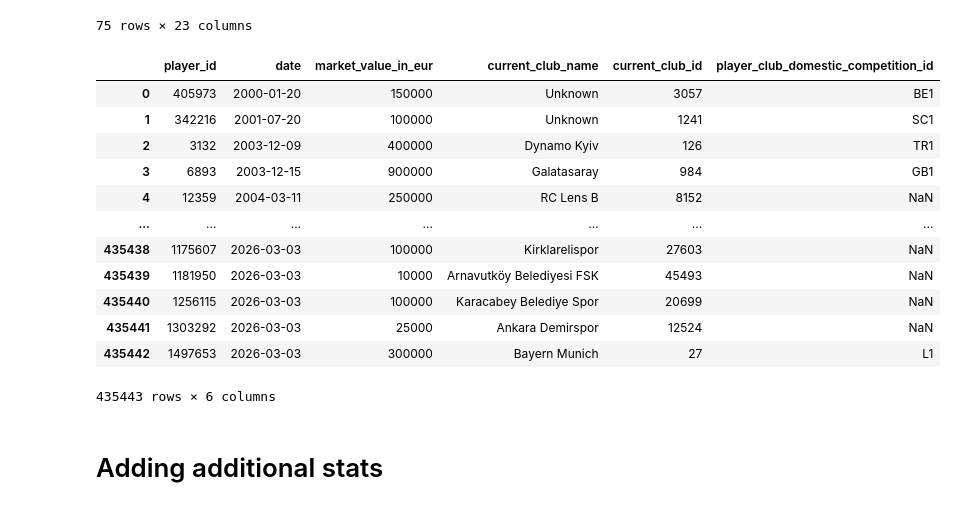
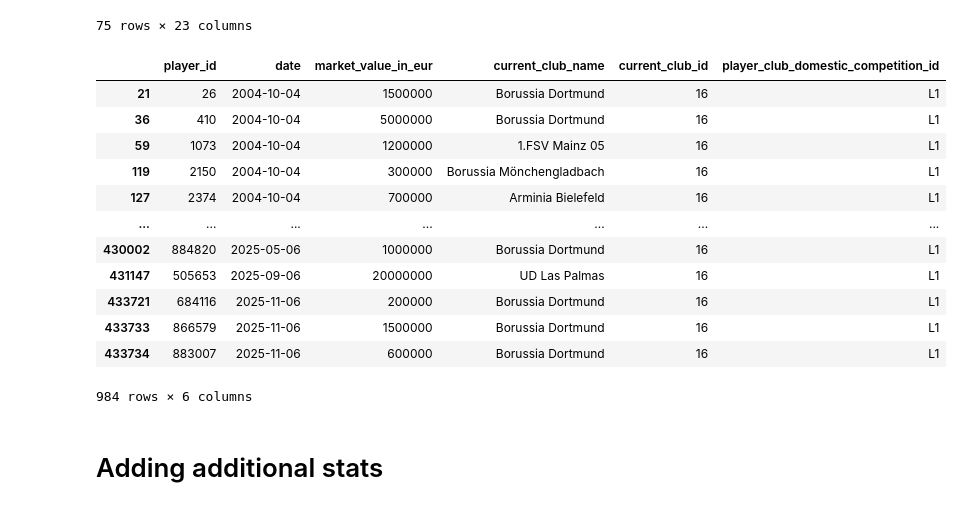
Before and after one commit to Keenan-Penner/Bundesliga_predictor, a Jupyter notebook: project.ipynb, the cells around one changed output. Saved outputs shown, nothing was run; the diff lists cells and outputs as text; code cells hidden in the pictures.

```diff
--- a/project.ipynb
+++ b/project.ipynb
@@ -240,21 +265,23 @@ players[players["current_club_id"] == 16]
 | 33897 | 1193849 | Mathis | Albert | Mathis Albert | 2024 | 16 | mathis-albert | ... |
 75 rows × 23 columns
 # %%
-player_val
+dortmund_vals = player_val[player_val["current_club_id"] == 16]
+
+dortmund_vals
 # %% [output]
 |  | player_id | date | market_value_in_eur | current_club_name | current_club_id | player_club_domestic_competition_id |
-| 0 | 405973 | 2000-01-20 | 150000 | Unknown | 3057 | BE1 |
-| 1 | 342216 | 2001-07-20 | 100000 | Unknown | 1241 | SC1 |
-| 2 | 3132 | 2003-12-09 | 400000 | Dynamo Kyiv | 126 | TR1 |
-| 3 | 6893 | 2003-12-15 | 900000 | Galatasaray | 984 | GB1 |
-| 4 | 12359 | 2004-03-11 | 250000 | RC Lens B | 8152 | NaN |
+| 21 | 26 | 2004-10-04 | 1500000 | Borussia Dortmund | 16 | L1 |
+| 36 | 410 | 2004-10-04 | 5000000 | Borussia Dortmund | 16 | L1 |
+| 59 | 1073 | 2004-10-04 | 1200000 | 1.FSV Mainz 05 | 16 | L1 |
+| 119 | 2150 | 2004-10-04 | 300000 | Borussia Mönchengladbach | 16 | L1 |
+| 127 | 2374 | 2004-10-04 | 700000 | Arminia Bielefeld | 16 | L1 |
 | ... | ... | ... | ... | ... | ... | ... |
-| 435438 | 1175607 | 2026-03-03 | 100000 | Kirklarelispor | 27603 | NaN |
-| 435439 | 1181950 | 2026-03-03 | 10000 | Arnavutköy Belediyesi FSK | 45493 | NaN |
-| 435440 | 1256115 | 2026-03-03 | 100000 | Karacabey Belediye Spor | 20699 | NaN |
-| 435441 | 1303292 | 2026-03-03 | 25000 | Ankara Demirspor | 12524 | NaN |
-| 435442 | 1497653 | 2026-03-03 | 300000 | Bayern Munich | 27 | L1 |
+| 430002 | 884820 | 2025-05-06 | 1000000 | Borussia Dortmund | 16 | L1 |
+| 431147 | 505653 | 2025-09-06 | 20000000 | UD Las Palmas | 16 | L1 |
+| 433721 | 684116 | 2025-11-06 | 200000 | Borussia Dortmund | 16 | L1 |
+| 433733 | 866579 | 2025-11-06 | 1500000 | Borussia Dortmund | 16 | L1 |
+| 433734 | 883007 | 2025-11-06 | 600000 | Borussia Dortmund | 16 | L1 |
-435443 rows × 6 columns
+984 rows × 6 columns
 # %% [markdown]
 # Adding additional stats
 # %% [markdown]
```
Also changed, not shown: parts of 7 cells of this notebook.
